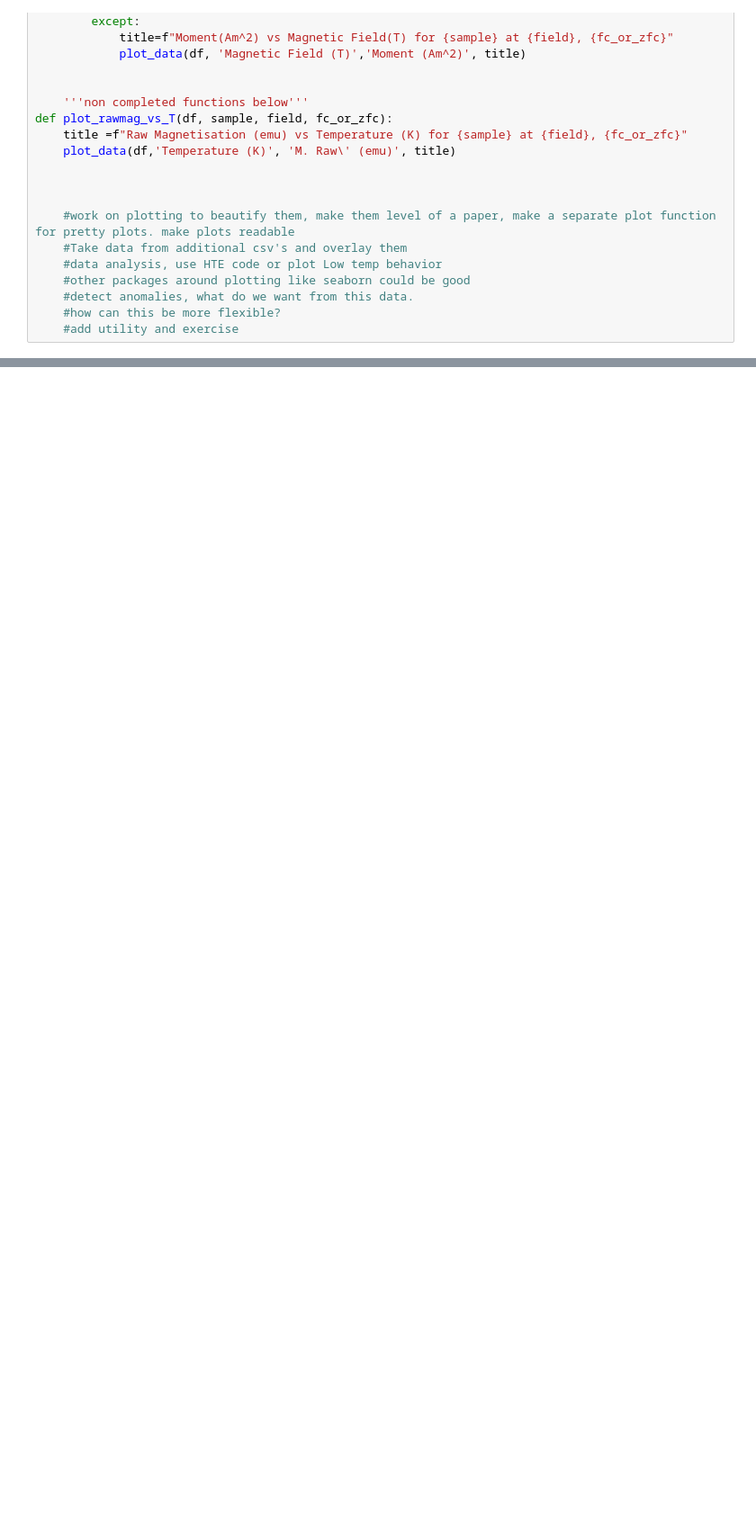
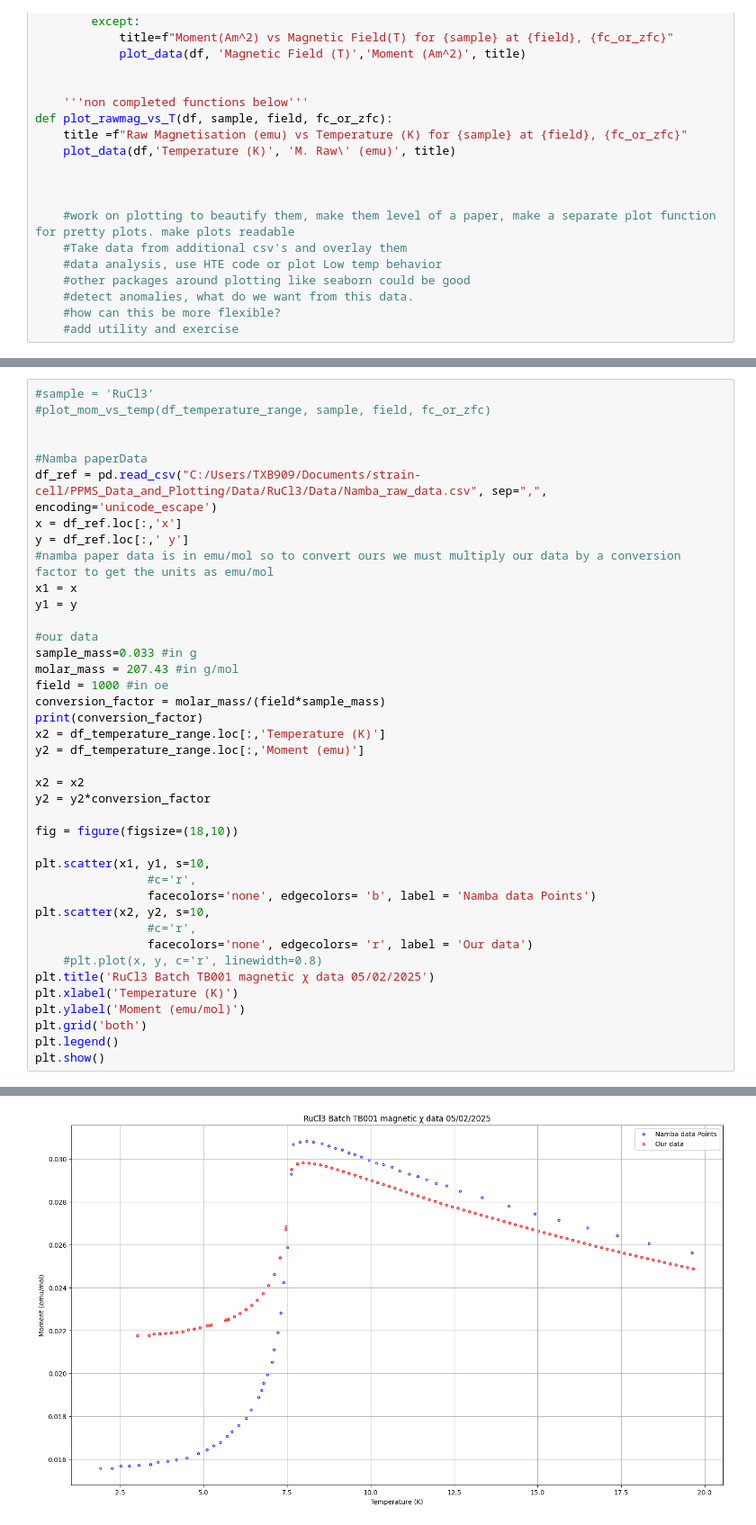
Before and after one commit to Brogan8813/strain-cell, a Jupyter notebook: PPMS_Data_and_Plotting/Plotting/PPMS Plotting.ipynb, the cells around one changed output, grey strips where cells are left out. Shown at 90% size. Saved outputs shown, nothing was run; the diff lists cells and outputs as text; blank space fills up the shorter version.

```diff
--- a/PPMS_Data_and_Plotting/Plotting/PPMS Plotting.ipynb
+++ b/PPMS_Data_and_Plotting/Plotting/PPMS Plotting.ipynb
@@ -188,0 +184,41 @@ plot_mom_vs_temp(df_temperature_range, sample, field, fc_or_zfc)
+# %%
+#sample = 'RuCl3'
+#plot_mom_vs_temp(df_temperature_range, sample, field, fc_or_zfc)
+
+
+#Namba paperData
+df_ref = pd.read_csv("C:/Users/TXB909/Documents/strain-cell/PPMS_Data_and_Plotting/Data/RuCl3/Data/Namba_raw_data.csv", sep=",", encoding='unicode_escape')
+x = df_ref.loc[:,'x']
+y = df_ref.loc[:,' y']
+#namba paper data is in emu/mol so to convert ours we must multiply our data by a conversion factor to get the units as emu/mol
+x1 = x
+y1 = y
+
+#our data
+sample_mass=0.033 #in g
+molar_mass = 207.43 #in g/mol
+field = 1000 #in oe
+conversion_factor = molar_mass/(field*sample_mass)
+print(conversion_factor)
+x2 = df_temperature_range.loc[:,'Temperature (K)']
+y2 = df_temperature_range.loc[:,'Moment (emu)']
+
+x2 = x2
+y2 = y2*conversion_factor
+
+fig = figure(figsize=(18,10))
+
+plt.scatter(x1, y1, s=10,
+                #c='r',
+                facecolors='none', edgecolors= 'b', label = 'Namba data Points')
+plt.scatter(x2, y2, s=10,
+                #c='r',
+                facecolors='none', edgecolors= 'r', label = 'Our data')
+    #plt.plot(x, y, c='r', linewidth=0.8)
+plt.title('RuCl3 Batch TB001 magnetic χ data 05/02/2025')
+plt.xlabel('Temperature (K)')
+plt.ylabel('Moment (emu/mol)')
+plt.grid('both')
+plt.legend()
+plt.show()
+# %% [output]
@@ -188,0 +226 @@ plot_mom_vs_temp(df_temperature_range, sample, field, fc_or_zfc)
+[figure, added]
```
Also changed, not shown: parts of 2 cells of this notebook, 2 other files.
